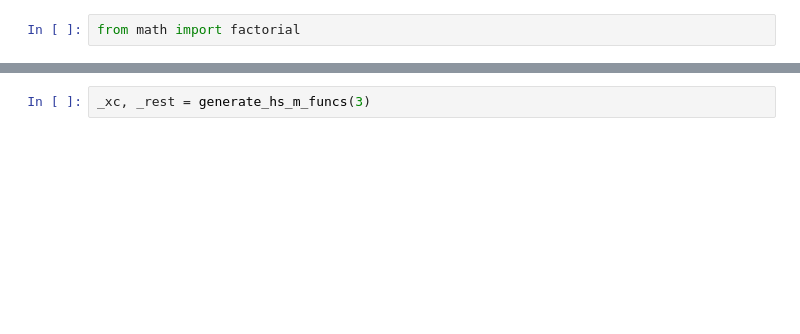
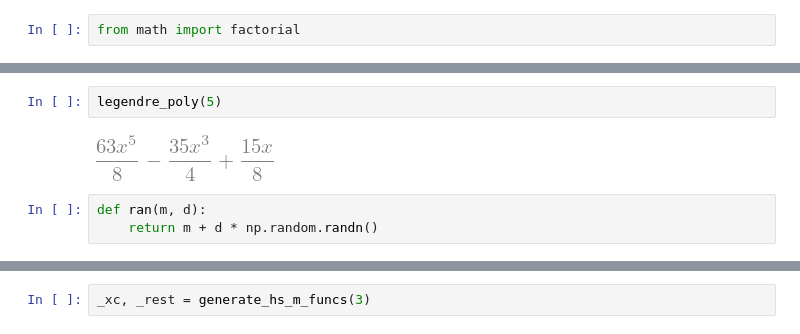
Before and after one commit to AunSiro/Cosejas_IRI, a Jupyter notebook: Casadi/Pruebas sympy.ipynb, the cells around one changed output, grey strips where cells are left out. Cells and saved outputs as stored; diff of their text form; blank space fills up the shorter version.

```diff
--- a/Casadi/Pruebas sympy.ipynb
+++ b/Casadi/Pruebas sympy.ipynb
@@ -442,0 +462,7 @@ $\displaystyle \frac{f_{0} t^{2}}{2} + q^{(M-1)}_0 t + q^{(M-2)}_0 + \frac{t^{3}
+# %%
+legendre_poly(5)
+# %% [output]
+[figure, added]
+# %%
+def ran(m, d):
+    return m + d * np.random.randn()
```
Also changed, not shown: parts of 167 cells of this notebook, 5 other files.
